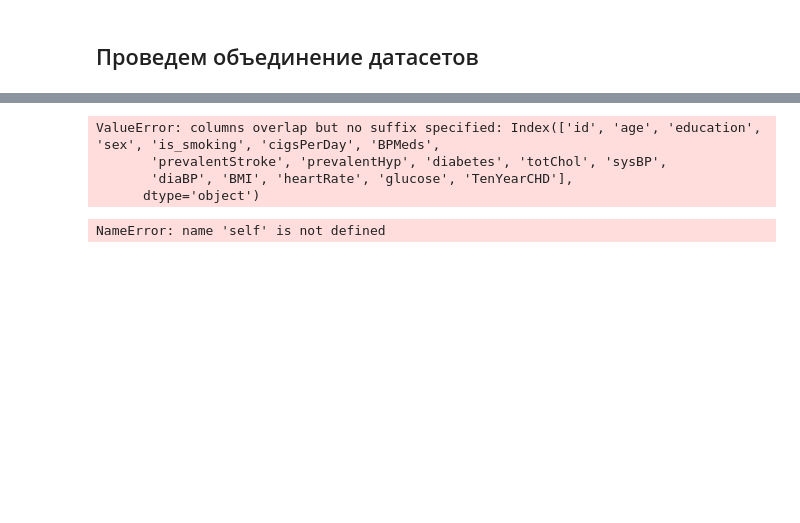
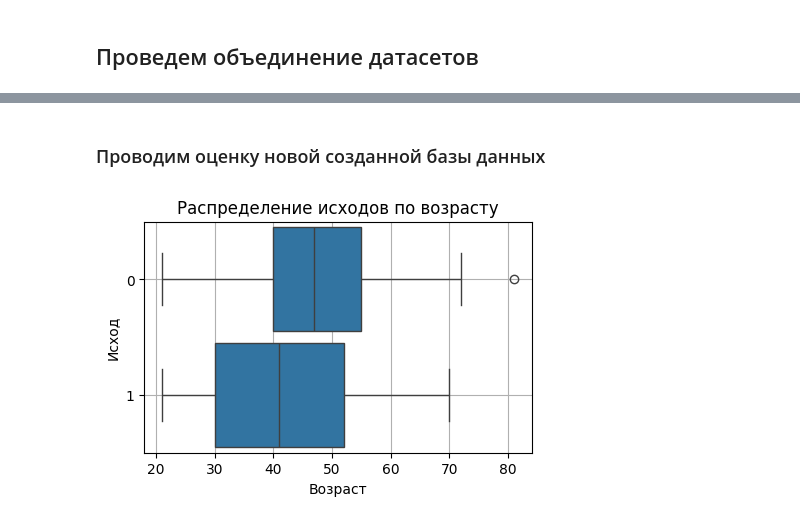
Before and after one commit to olesyaRU/OlesyaRuban, a Jupyter notebook: Итоговый проект/project.ipynb, the cells around one changed output, grey strips where cells are left out. Cells and saved outputs as stored; diff of their text form; code cells hidden in the pictures; blank space fills up the shorter version.

```diff
--- a/Итоговый проект/project.ipynb
+++ b/Итоговый проект/project.ipynb
@@ -437,0 +461,3 @@ result.head()
+# %%
+data = pd.concat([data1,data2], ignore_index=True) # Соединяем датасеты
+data
@@ -437,0 +478,4 @@ result.head()
+# %%
+data.drop(columns=['Pregnancies','SkinThickness','Insulin', 'DiabetesPedigreeFunction','id','is_smoking','cigsPerDay','BPMeds','prevalentStroke','prevalentHyp','totChol','sysBP','heartRate','TenYearCHD'], inplace=True) # Удаляем признаки
+# %%
+data.drop(columns=['education'], inplace=True) # Удаляем признаки
@@ -437,0 +498,2 @@ result.head()
+# %%
+data.drop(columns=['sex'], inplace=True) # Удаляем признак
@@ -458,23 +532,19 @@ memory usage: 2.7+ GB
-# %%
-print(data1.join(
-    data2,
-    how='inner'
-))
-# %% [output]
-ValueError: columns overlap but no suffix specified: Index(['id', 'age', 'education', 'sex', 'is_smoking', 'cigsPerDay', 'BPMeds',
-       'prevalentStroke', 'prevalentHyp', 'diabetes', 'totChol', 'sysBP',
-       'diaBP', 'BMI', 'heartRate', 'glucose', 'TenYearCHD'],
-      dtype='object')
-# %%
-print(data1.merge(
-    self,
-    other,
-    left_on=on,
-    how='inner',
-    left_index=on is None,
-    right_index=True,
-    suffixies=(lsuffix,rsuffix),
-    sort=sort
-))
-# %% [output]
-NameError: name 'self' is not defined
+# %% [markdown]
+### Проводим оценку новой созданной базы данных
+# %%
+# Показать с помощью графика "ящик с усами" распределение возраста в двух группах: с сахарным диабетом (СД) и без заболевания
+fig = plt.figure(figsize=(5, 3))
+boxplot = sns.boxplot(
+    data=data,
+    y='Diabetes',
+    x='Age',
+    orient='h',
+    width=0.9
+)
+boxplot.set_title('Распределение исходов по возрасту');
+boxplot.set_xlabel('Возраст');
+boxplot.set_ylabel('Исход');
+boxplot.grid()
+# Ка видно из графика, пациенты с СД были младше. Т.е. новый датасет отличается от предыдущего молодым возрастом в группе пациентов с СД.
+# %% [output]
+[figure, added]
```
Also changed, not shown: parts of 24 cells of this notebook.
